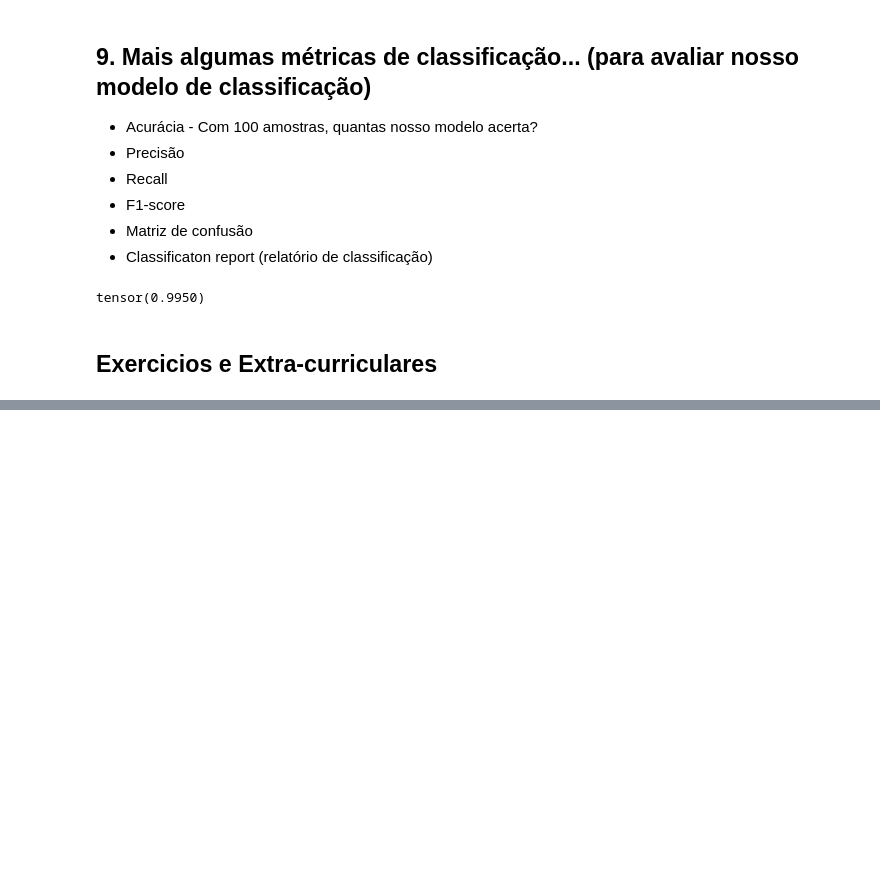
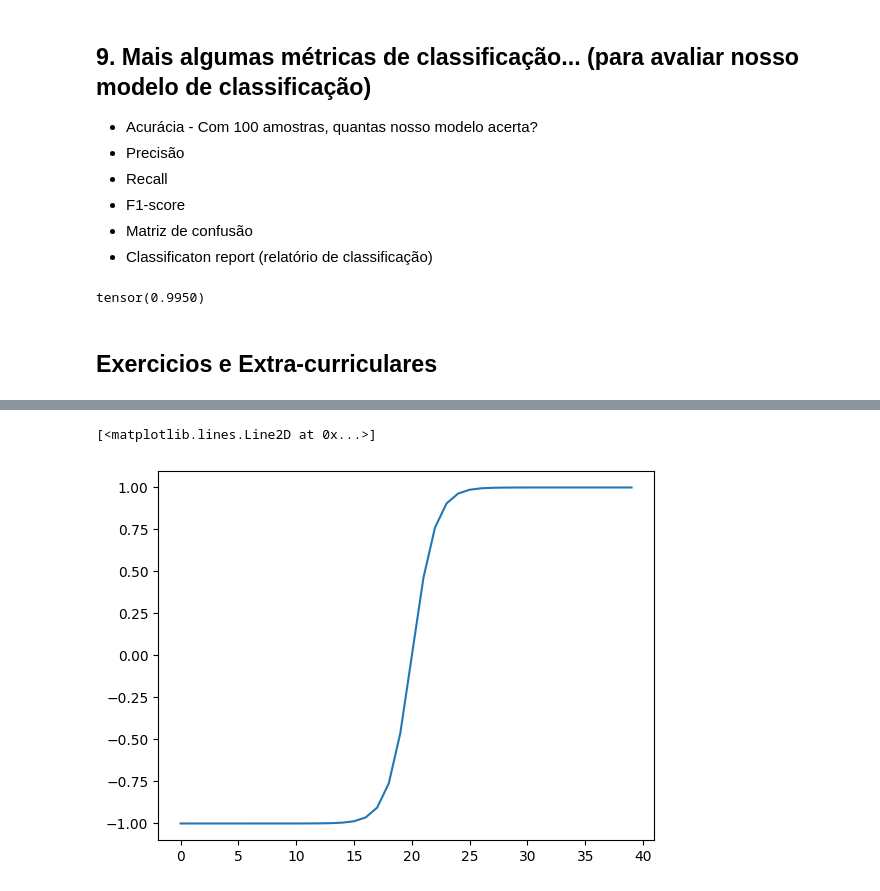
Before and after one commit to lucasget/estudos-pytorch, a Jupyter notebook: codigo.ipynb, the cells around one changed output, grey strips where cells are left out. Drawn from its saved outputs; the diff is of its cells as text; code cells hidden in the pictures; blank space fills up the shorter version.

```diff
--- a/codigo.ipynb
+++ b/codigo.ipynb
@@ -3010,0 +3153,5 @@ tensor(0.9950)
+# %%
+plt.plot(Tanh(B))
+# %% [output]
+[<matplotlib.lines.Line2D at 0x...>]
+[figure, added]
```
Also changed, not shown: parts of 33 cells of this notebook.
